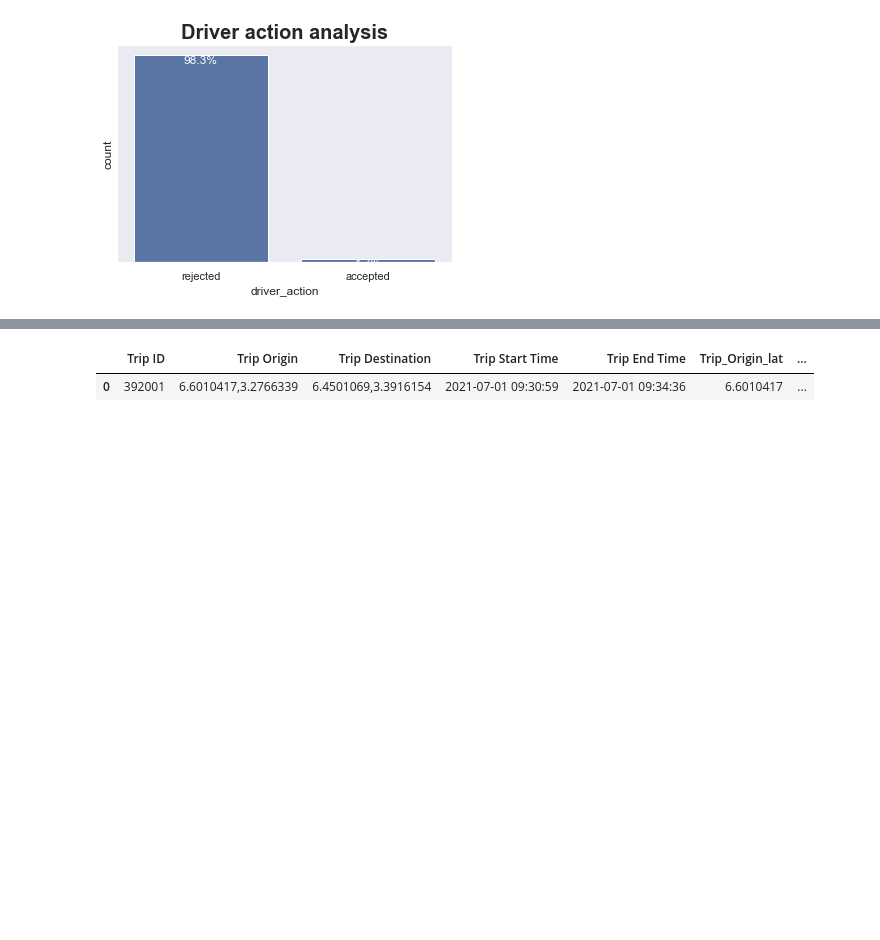
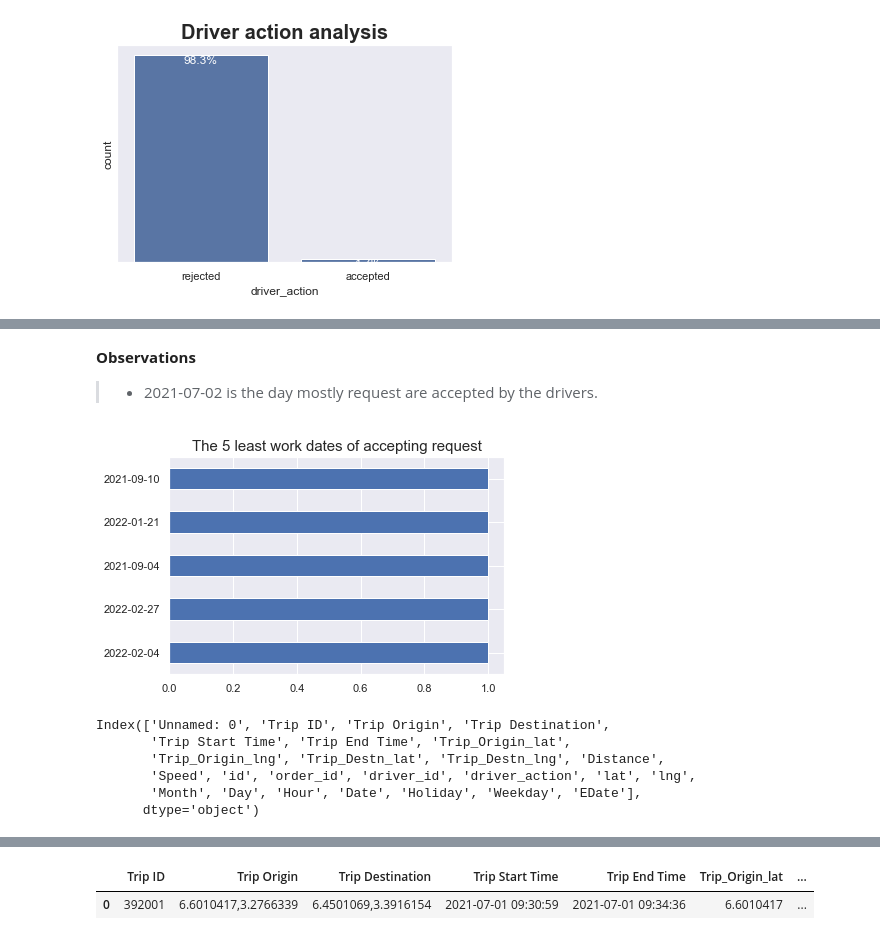
Before and after one commit to ekubay/Logistic-optimization, a Jupyter notebook: notebooks/EDA.ipynb, the cells around one changed output, grey strips where cells are left out. Drawn from its saved outputs; the diff is of its cells as text; code cells hidden in the pictures; blank space fills up the shorter version.

```diff
--- a/notebooks/EDA.ipynb
+++ b/notebooks/EDA.ipynb
@@ -257,0 +388,17 @@ VisualiseDf.plot_discriptive_count(df_tripOrders,df_tripOrders['driver_action']
+# %% [markdown]
+**Observations**
+>- 2021-07-02 is the day mostly request are accepted by the drivers.
+# %%
+plt.title(f'The 5 least work dates of accepting request', fontsize=15)
+df_trorderAccept.Date.value_counts(ascending = True).head(5).plot(kind ='barh');
+# %% [output]
+[figure, added]
+# %%
+df_tripOrders.columns
+# %% [output]
+Index(['Unnamed: 0', 'Trip ID', 'Trip Origin', 'Trip Destination',
+       'Trip Start Time', 'Trip End Time', 'Trip_Origin_lat',
+       'Trip_Origin_lng', 'Trip_Destn_lat', 'Trip_Destn_lng', 'Distance',
+       'Speed', 'id', 'order_id', 'driver_id', 'driver_action', 'lat', 'lng',
+       'Month', 'Day', 'Hour', 'Date', 'Holiday', 'Weekday', 'EDate'],
+      dtype='object')
```
Also changed, not shown: parts of 52 cells of this notebook.
